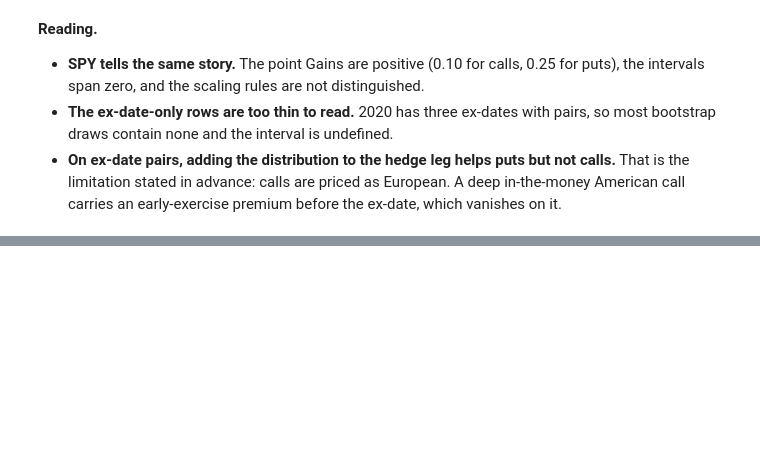
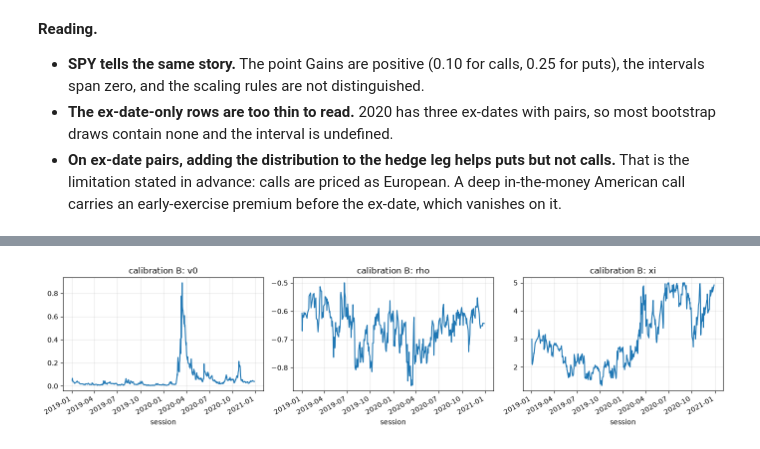
Before and after one commit to biswajit-nag/hull-white-delta-spx, a Jupyter notebook: notebooks/05_breakdown_and_sensitivities.ipynb, the cells around one changed output, grey strips where cells are left out. Drawn from its saved outputs; the diff is of its cells as text; code cells hidden in the pictures; blank space fills up the shorter version.

```diff
--- a/notebooks/05_breakdown_and_sensitivities.ipynb
+++ b/notebooks/05_breakdown_and_sensitivities.ipynb
@@ -173,0 +264,4 @@ s[(s.rule == "R2") & s.base.isin(["R1", "R3", "R4"])][["variant", "cp", "base",
+# %%
+p = pd.read_csv(R / "heston/params.csv", parse_dates=["session"])
+p.groupby("fit").agg(sessions=("session", "size"), ok=("ok", "mean"), iv_rmse_median=("iv_rmse", "median"),
+                     rho_median=("rho", "median"), xi_median=("xi", "median"), kappa_median=("kappa", "median")).round(4)
@@ -173,0 +274,8 @@ s[(s.rule == "R2") & s.base.isin(["R1", "R3", "R4"])][["variant", "cp", "base",
+# %%
+b = p[(p.fit == "B-iv") & p.ok.fillna(False).astype(bool)].set_index("session")
+fig, axes = plt.subplots(1, 3, figsize=(14, 3.5))
+for ax, c in zip(axes, ["v0", "rho", "xi"]):
+    b[c].plot(ax=ax, title=f"calibration B: {c}")
+plt.tight_layout()
+# %% [output]
+[figure, added]
```
Also changed, not shown: parts of 12 cells of this notebook, 8 other files.
